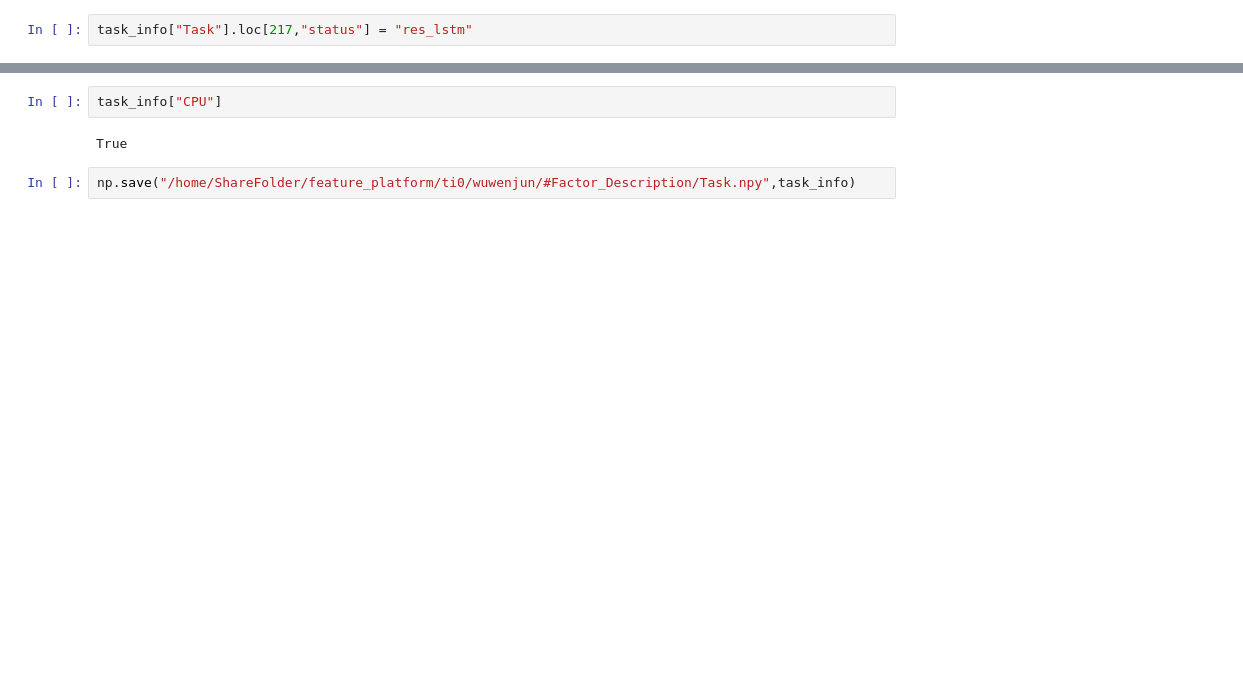
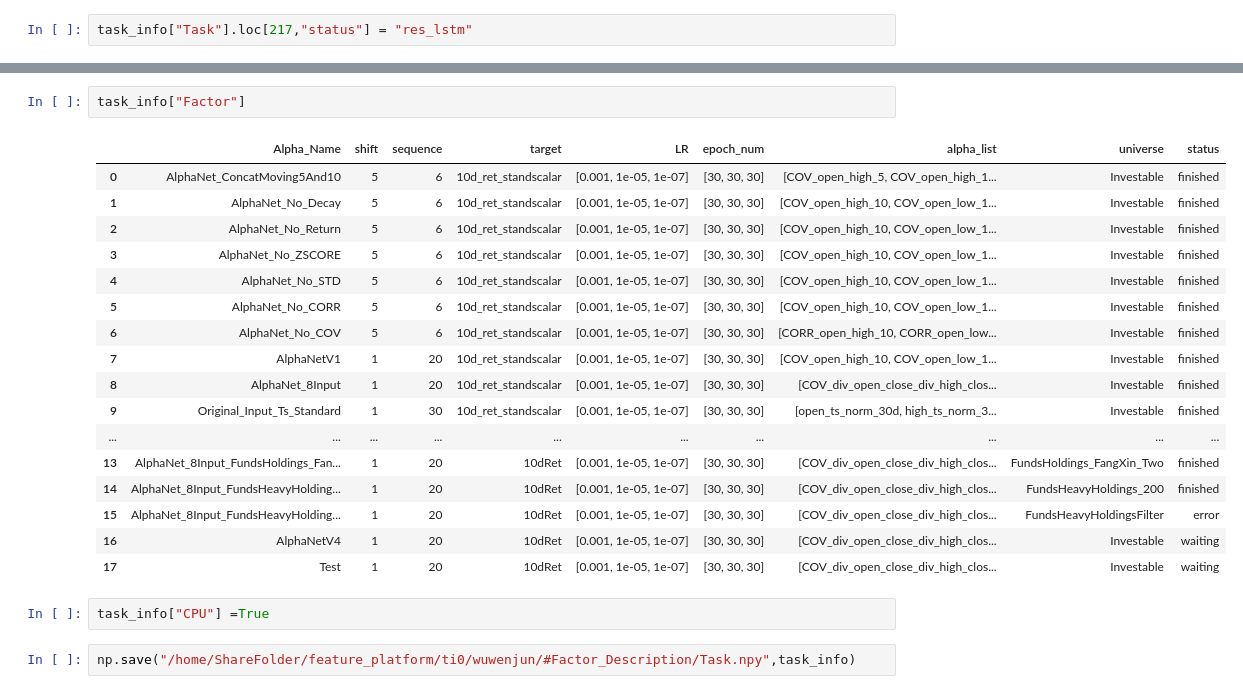
Before and after one commit to June24-Wu/Shannon, a Jupyter notebook: AlphaNet/Code Example/Task Monitoring.ipynb, the cells around one changed output, grey strips where cells are left out. Saved outputs shown, nothing was run; the diff lists cells and outputs as text; blank space fills up the shorter version.

```diff
--- a/AlphaNet/Code Example/Task Monitoring.ipynb
+++ b/AlphaNet/Code Example/Task Monitoring.ipynb
@@ -60,6 +59,24 @@ task_info["Factor"]
+# %%
+task_info["Factor"]
+# %% [output]
+|  | Alpha_Name | shift | sequence | target | LR | epoch_num | alpha_list | universe | status |
+| 0 | AlphaNet_ConcatMoving5And10 | 5 | 6 | 10d_ret_standscalar | [0.001, 1e-05, 1e-07] | [30, 30, 30] | [COV_open_high_5, COV_open_high_1... | Investable | finished |
+| 1 | AlphaNet_No_Decay | 5 | 6 | 10d_ret_standscalar | [0.001, 1e-05, 1e-07] | [30, 30, 30] | [COV_open_high_10, COV_open_low_1... | Investable | finished |
+| 2 | AlphaNet_No_Return | 5 | 6 | 10d_ret_standscalar | [0.001, 1e-05, 1e-07] | [30, 30, 30] | [COV_open_high_10, COV_open_low_1... | Investable | finished |
+| 3 | AlphaNet_No_ZSCORE | 5 | 6 | 10d_ret_standscalar | [0.001, 1e-05, 1e-07] | [30, 30, 30] | [COV_open_high_10, COV_open_low_1... | Investable | finished |
+| 4 | AlphaNet_No_STD | 5 | 6 | 10d_ret_standscalar | [0.001, 1e-05, 1e-07] | [30, 30, 30] | [COV_open_high_10, COV_open_low_1... | Investable | finished |
+| 5 | AlphaNet_No_CORR | 5 | 6 | 10d_ret_standscalar | [0.001, 1e-05, 1e-07] | [30, 30, 30] | [COV_open_high_10, COV_open_low_1... | Investable | finished |
+| 6 | AlphaNet_No_COV | 5 | 6 | 10d_ret_standscalar | [0.001, 1e-05, 1e-07] | [30, 30, 30] | [CORR_open_high_10, CORR_open_low... | Investable | finished |
+| 7 | AlphaNetV1 | 1 | 20 | 10d_ret_standscalar | [0.001, 1e-05, 1e-07] | [30, 30, 30] | [COV_open_high_10, COV_open_low_1... | Investable | finished |
+| 8 | AlphaNet_8Input | 1 | 20 | 10d_ret_standscalar | [0.001, 1e-05, 1e-07] | [30, 30, 30] | [COV_div_open_close_div_high_clos... | Investable | finished |
+| 9 | Original_Input_Ts_Standard | 1 | 30 | 10d_ret_standscalar | [0.001, 1e-05, 1e-07] | [30, 30, 30] | [open_ts_norm_30d, high_ts_norm_3... | Investable | finished |
+| ... | ... | ... | ... | ... | ... | ... | ... | ... | ... |
+| 13 | AlphaNet_8Input_FundsHoldings_Fan... | 1 | 20 | 10dRet | [0.001, 1e-05, 1e-07] | [30, 30, 30] | [COV_div_open_close_div_high_clos... | FundsHoldings_FangXin_Two | finished |
+| 14 | AlphaNet_8Input_FundsHeavyHolding... | 1 | 20 | 10dRet | [0.001, 1e-05, 1e-07] | [30, 30, 30] | [COV_div_open_close_div_high_clos... | FundsHeavyHoldings_200 | finished |
+| 15 | AlphaNet_8Input_FundsHeavyHolding... | 1 | 20 | 10dRet | [0.001, 1e-05, 1e-07] | [30, 30, 30] | [COV_div_open_close_div_high_clos... | FundsHeavyHoldingsFilter | error |
+| 16 | AlphaNetV4 | 1 | 20 | 10dRet | [0.001, 1e-05, 1e-07] | [30, 30, 30] | [COV_div_open_close_div_high_clos... | Investable | waiting |
+| 17 | Test | 1 | 20 | 10dRet | [0.001, 1e-05, 1e-07] | [30, 30, 30] | [COV_div_open_close_div_high_clos... | Investable | waiting |
 # %%
-task_info["CPU"]
+task_info["CPU"] =True
-# %% [output]
-True
 # %%
 np.save("/home/ShareFolder/feature_platform/ti0/wuwenjun/#Factor_Description/Task.npy",task_info)
```
Also changed, not shown: parts of 4 cells of this notebook, 5 other files.
